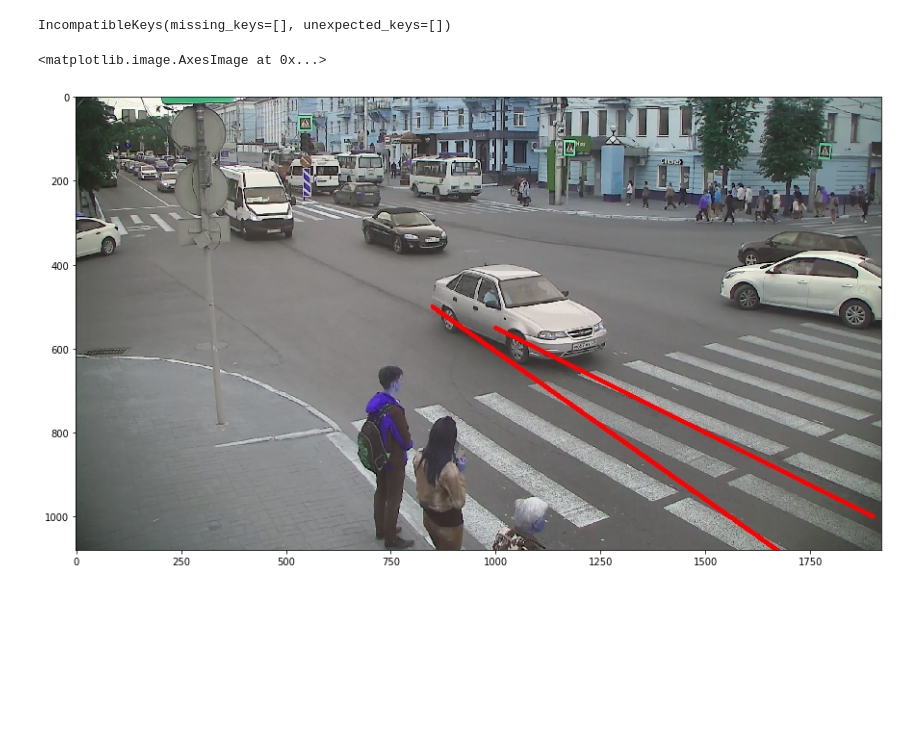
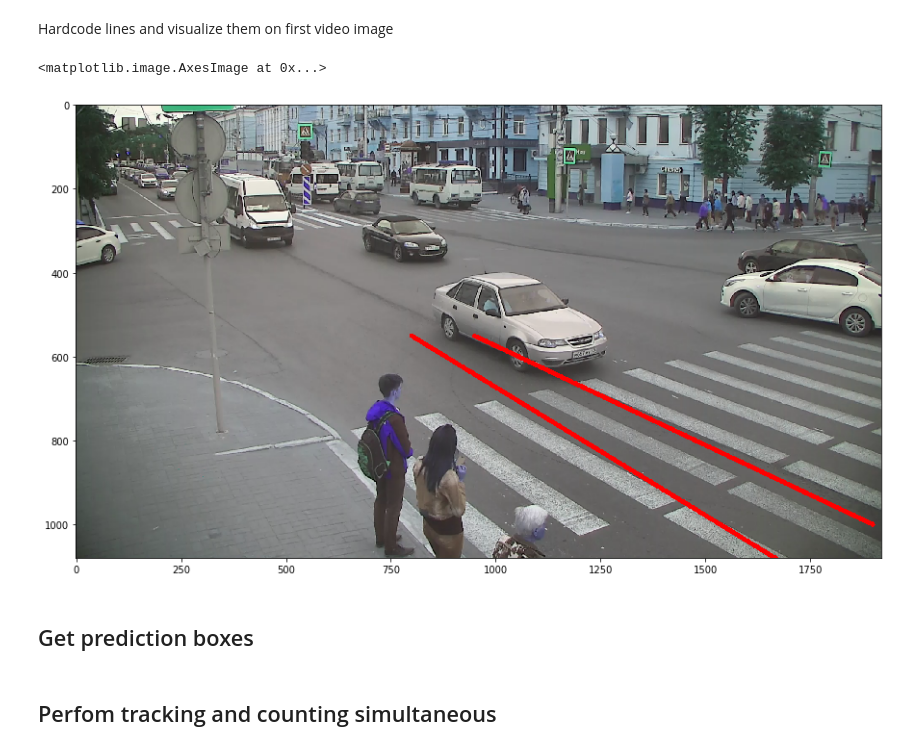
Before and after one commit to xelav/pytorch-yolov3-head-detection, a Jupyter notebook: notebooks/counter.ipynb, the cells around one changed output. Cells and saved outputs as stored; diff of their text form; code cells hidden in the pictures; blank space fills up the shorter version.

Commit message:
add SORT tracking

```diff
--- a/notebooks/counter.ipynb
+++ b/notebooks/counter.ipynb
@@ -32,10 +59,23 @@ model_config = '../config/models/yolov3.cfg'
 device = torch.device("cuda")
 model = Darknet(model_config).to(device).eval()
 # %%
-# model_checkpoint = '../output/3exp__b_32_grad_1__lr_0.0001__frozen__/checkpoints/yolov3_epoch_9.pth'
-exp_name = "exp__b_16_grad_4__lr_1,0e-04__aug__frozen__ (1)"
-model_checkpoint = f'../output/{exp_name}/checkpoints/yolov3_epoch_19.pth'
+model_type = 'human'
 
-model.load_state_dict(torch.load(model_checkpoint))
+normalize_input=False
+if model_type == 'head':
+
+    # model_checkpoint = '../output/3exp__b_32_grad_1__lr_0.0001__frozen__/checkpoints/yolov3_epoch_9.pth'
+    exp_name = "exp__b_16_grad_4__lr_1.0e-04__aug__great_one"
+    model_checkpoint = f'../output/{exp_name}/checkpoints/yolov3_epoch_9.pth'
+
+    model.load_state_dict(torch.load(model_checkpoint))
+
+elif model_type == 'human':
+
+    # darknet_weights = 'C:/Users/admin/Google Drive/Models/yolov3.weights'
+    darknet_weights = '/content/drive/My Drive/Models/yolov3.weights'
+    model.load_darknet_weights(darknet_weights)
+    normalize_input=True
+
+else:
+    raise ValueError(f"Wrong model_type {model_type}")
-# %% [output]
-IncompatibleKeys(missing_keys=[], unexpected_keys=[])
@@ -45,17 +82,24 @@ model.load_darknet_weights(darknet_weights)
+# %% [markdown]
+Hardcode lines and visualize them on first video image
 # %%
-line1 = ((850,500), (1700,1100))
-line2 = ((1000,550), (1900,1000))
+line1 = ((800,550), (1700,1100))
+line2 = ((950,550), (1900,1000))
 # %%
-video_file = 'C:/Users/admin/Google Drive/Datasets/Видео БГ/016 Кирова - Рылеева_25_05_2019 12.05.00.mcm'
+# video_file = 'C:/Users/admin/Google Drive/Datasets/Видео БГ/016 Кирова - Рылеева_25_05_2019 12.05.00.mcm'
+data_dir = '/content/drive/My Drive/Datasets/'
+out_dir = f'{data_dir}/Видео БГ/tracking_results/'
+video_file = data_dir + "Видео БГ/016 Кирова - Рылеева_25_05_2019 12.05.00.mcm"
 
 video_reader = cv2.VideoCapture(video_file)
 video_reader.set(cv2.CAP_PROP_POS_MSEC, 0)
 
 ret, image = video_reader.read()
-image = cv2.line(image, (850,500), (1700,1100), color=255, thickness=10)
-image = cv2.line(image, (1000,550), (1900,1000), color=255, thickness=10)
+image = cv2.line(image, line1[0], line1[1], color=255, thickness=10)
+image = cv2.line(image, line2[0], line2[1], color=255, thickness=10)
 plt.figure(figsize = (15,15))
 plt.imshow(image)
 # %% [output]
 <matplotlib.image.AxesImage at 0x...>
-[figure, old version]
+[figure, new version]
+# %% [markdown]
+## Get prediction boxes
@@ -62,3 +139,5 @@ plt.imshow(image)
+# %% [markdown]
+## Perfom tracking and counting simultaneous
 # %%
 def get_bbox_center(bbox):
     "x1, y1, x2, y2"
```
Also changed, not shown: parts of 25 cells of this notebook, 2 other files.
